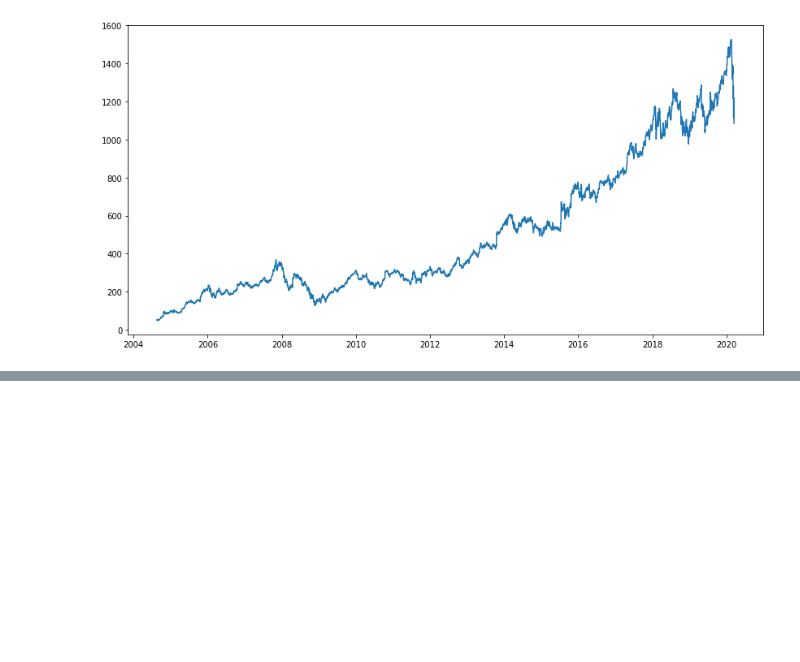
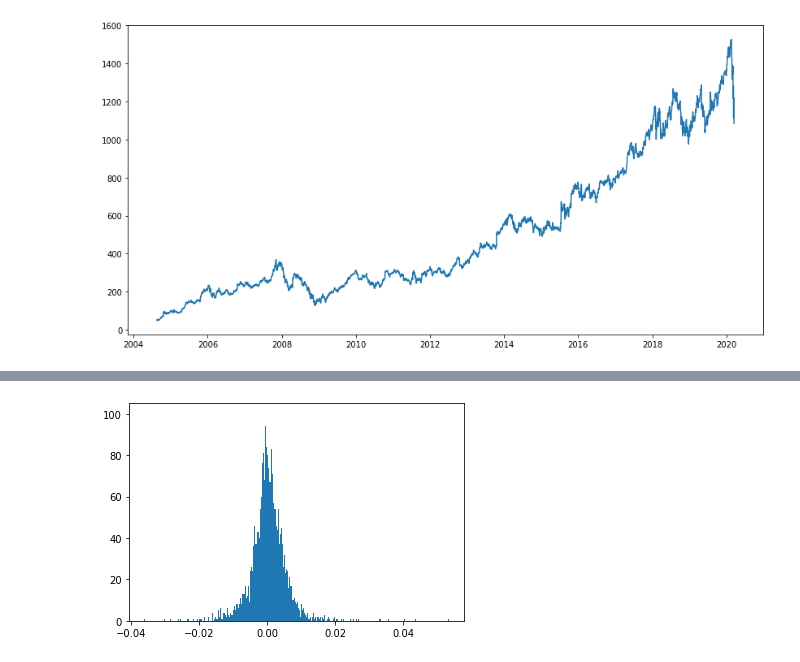
Before and after one commit to AHalarewicz/TimeSeriesAnalysis, a Jupyter notebook: notebooks/data_wrangling.ipynb, the cells around one changed output, grey strips where cells are left out. Saved outputs shown, nothing was run; the diff lists cells and outputs as text; code cells hidden in the pictures; blank space fills up the shorter version.

```diff
--- a/notebooks/data_wrangling.ipynb
+++ b/notebooks/data_wrangling.ipynb
@@ -64,3 +75,18 @@ plt.show()
+# %%
+vals = log_scaled_adj_close['Adj Close']
+deltas = []
+for i in range(len(vals)-1):
+    deltas.append(vals[i+1] - vals[i])
+
+deltas.append(np.nan)
+log_scaled_adj_close['Adj Close'] = deltas
+
+_ = plt.hist(deltas, bins = 500)
+plt.show()
+
+# voila a normal distribution
+# %% [output]
+[figure, added]
 # %%
 # see 20:30 for structuring time series data for 5 trailing days
 
```
Also changed, not shown: parts of 5 cells of this notebook.
